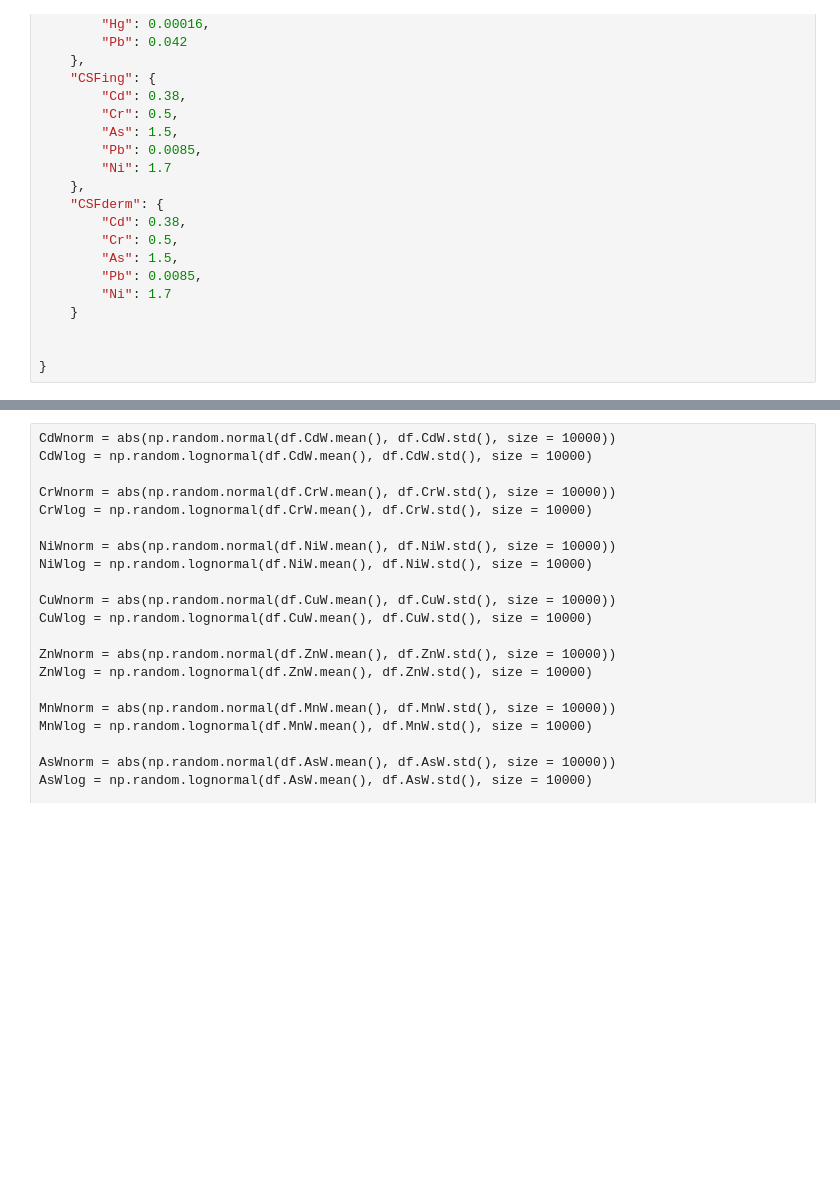
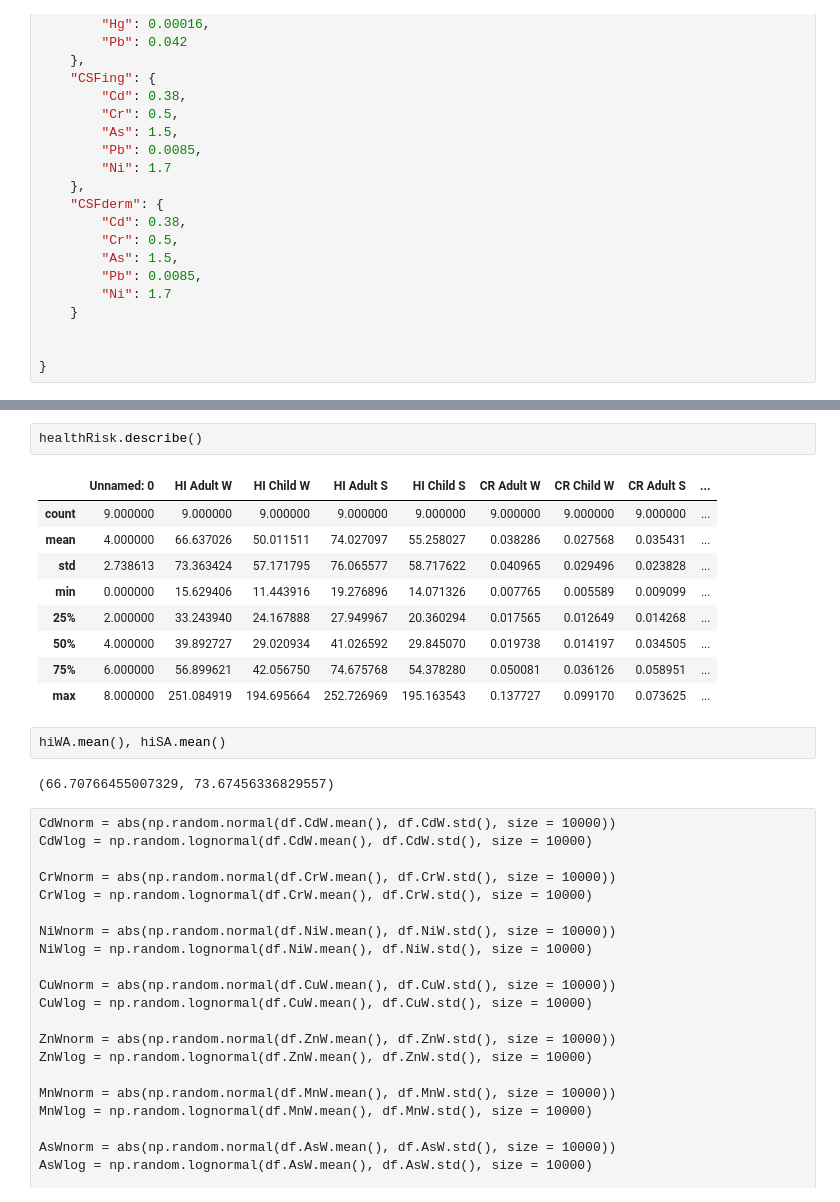
Before and after one commit to rakibhhridoy/OnGoingStudy, a Jupyter notebook: Buriganga/MonteCarlo.ipynb, the cells around one changed output, grey strips where cells are left out. Drawn from its saved outputs; the diff is of its cells as text; blank space fills up the shorter version.

```diff
--- a/Buriganga/MonteCarlo.ipynb
+++ b/Buriganga/MonteCarlo.ipynb
@@ -130,3 +267,19 @@ param_child= {
+# %%
+healthRisk.describe()
+# %% [output]
+|  | Unnamed: 0 | HI Adult W | HI Child W | HI Adult S | HI Child S | CR Adult W | CR Child W | CR Adult S | ... |
+| count | 9.000000 | 9.000000 | 9.000000 | 9.000000 | 9.000000 | 9.000000 | 9.000000 | 9.000000 | ... |
+| mean | 4.000000 | 66.637026 | 50.011511 | 74.027097 | 55.258027 | 0.038286 | 0.027568 | 0.035431 | ... |
+| std | 2.738613 | 73.363424 | 57.171795 | 76.065577 | 58.717622 | 0.040965 | 0.029496 | 0.023828 | ... |
+| min | 0.000000 | 15.629406 | 11.443916 | 19.276896 | 14.071326 | 0.007765 | 0.005589 | 0.009099 | ... |
+| 25% | 2.000000 | 33.243940 | 24.167888 | 27.949967 | 20.360294 | 0.017565 | 0.012649 | 0.014268 | ... |
+| 50% | 4.000000 | 39.892727 | 29.020934 | 41.026592 | 29.845070 | 0.019738 | 0.014197 | 0.034505 | ... |
+| 75% | 6.000000 | 56.899621 | 42.056750 | 74.675768 | 54.378280 | 0.050081 | 0.036126 | 0.058951 | ... |
+| max | 8.000000 | 251.084919 | 194.695664 | 252.726969 | 195.163543 | 0.137727 | 0.099170 | 0.073625 | ... |
+# %%
+hiWA.mean(), hiSA.mean()
+# %% [output]
+(66.70766455007329, 73.67456336829557)
 # %% [raw]
 CdWnorm = abs(np.random.normal(df.CdW.mean(), df.CdW.std(), size = 10000))
 CdWlog = np.random.lognormal(df.CdW.mean(), df.CdW.std(), size = 10000)
```
Also changed, not shown: parts of 31 cells of this notebook, 17 other files.
